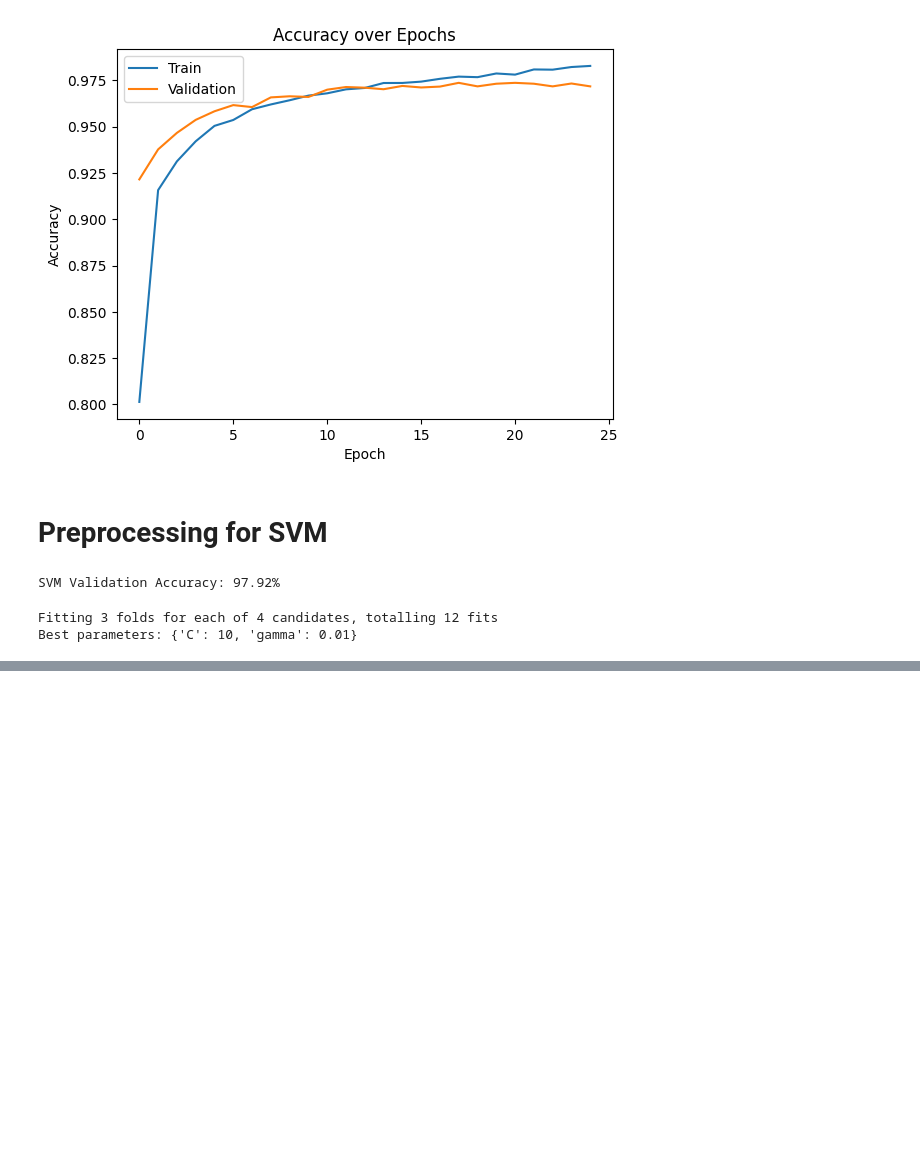
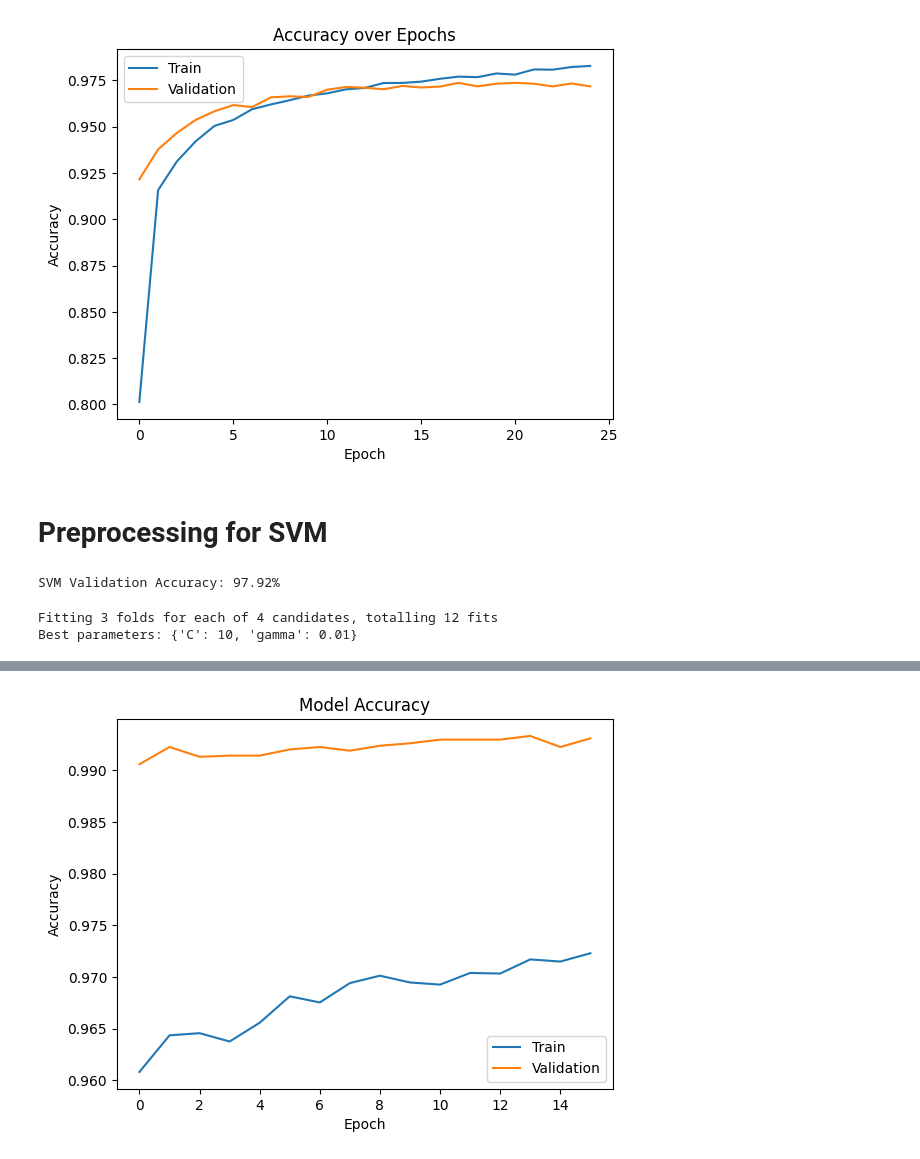
Before and after one commit to HassanMuhamed1/Supervised-Learning, a Jupyter notebook: Supervised Project/Main.ipynb, the cells around one changed output, grey strips where cells are left out. Saved outputs shown, nothing was run; the diff lists cells and outputs as text; code cells hidden in the pictures; blank space fills up the shorter version.

Commit message:
cnn model with accuracy 99.1%

```diff
--- a/Supervised Project/Main.ipynb
+++ b/Supervised Project/Main.ipynb
@@ -232,0 +243,29 @@ Best parameters: {'C': 10, 'gamma': 0.01}
+# %%
+CNN_model = Sequential([
+    Conv2D(32, (3, 3), activation='relu', input_shape=(28,28,1)),
+    MaxPooling2D(pool_size=(2,2), strides=2),
+    Dropout(0.2),
+    Conv2D(64, (3,3), activation='relu'),
+    MaxPooling2D(pool_size=(2,2), strides=2),
+    Dropout(0.2),
+    Flatten(),
+    Dense(128, activation='relu'),
+    Dropout(0.5),
+    Dense(10, activation='softmax')
+])
+# %%
+from tensorflow.keras import layers, models, optimizers
+sgd = optimizers.SGD(learning_rate=0.01, momentum=0.9)
+# %%
+CNN_model.compile(optimizer=sgd,
+                  loss='categorical_crossentropy',
+                  metrics=['accuracy'])
+early_stopping = EarlyStopping(monitor='val_loss', patience=3, restore_best_weights=True)
+# %%
+history = CNN_model.fit(data_generated.flow(X_train_cnn, Y_train_cnn,batch_size=64),
+                    epochs=25,
+                    validation_data=(X_cv_cnn, Y_cv_cnn),
+                    callbacks = [early_stopping],
+                    shuffle=True)
+val_loss, val_acc = CNN_model.evaluate(X_cv_cnn, Y_cv_cnn)
+print(f"Validation accuracy: {val_acc:.4f}")
@@ -232,0 +299,10 @@ Best parameters: {'C': 10, 'gamma': 0.01}
+# %%
+plt.plot(history.history['accuracy'], label='Train')
+plt.plot(history.history['val_accuracy'], label='Validation')
+plt.title('Model Accuracy')
+plt.xlabel('Epoch')
+plt.ylabel('Accuracy')
+plt.legend()
+plt.show()
+# %% [output]
+[figure, added]
```
Also changed, not shown: parts of 4 cells of this notebook, 1 other file.
